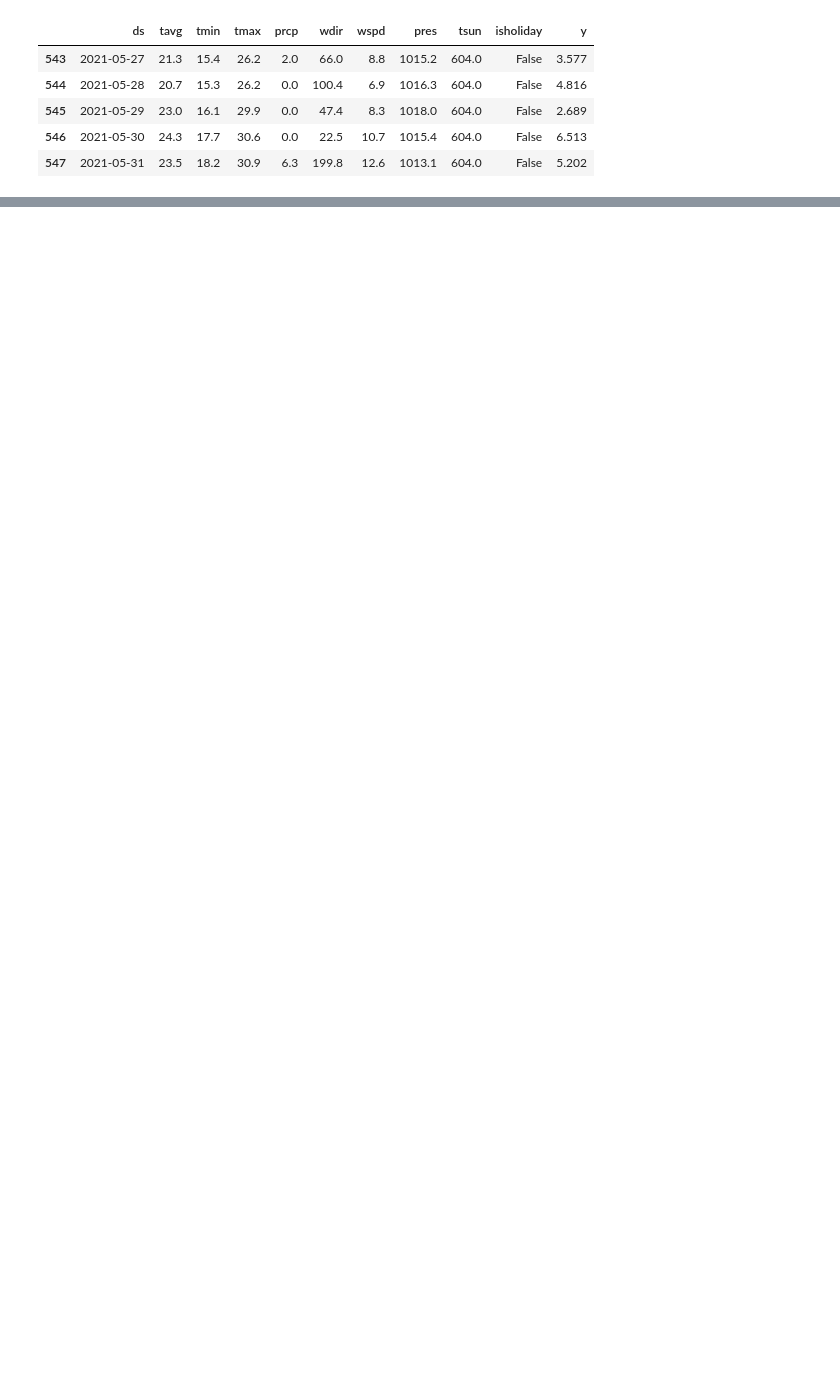
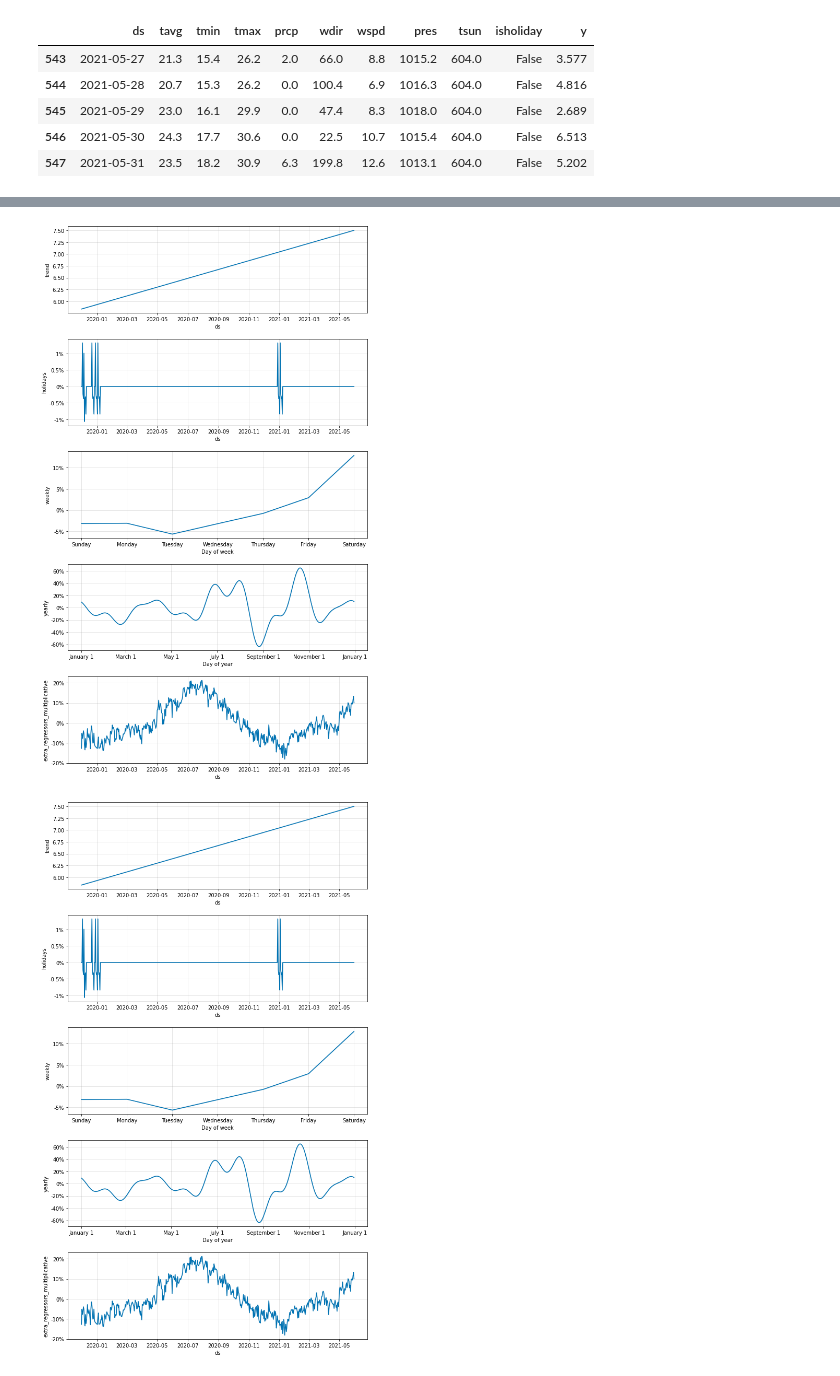
Before and after one commit to mariopastorlanchares/electricity-predictor, a Jupyter notebook: electric_consumption.ipynb, the cells around one changed output, grey strips where cells are left out. Cells and saved outputs as stored; diff of their text form; code cells hidden in the pictures; blank space fills up the shorter version.

```diff
--- a/electric_consumption.ipynb
+++ b/electric_consumption.ipynb
@@ -360,0 +379,6 @@ forecast.head()
+# %%
+# plot components
+m.plot_components(forecast)
+# %% [output]
+[figure, added]
+[figure, added]
```
Also changed, not shown: parts of 29 cells of this notebook.
